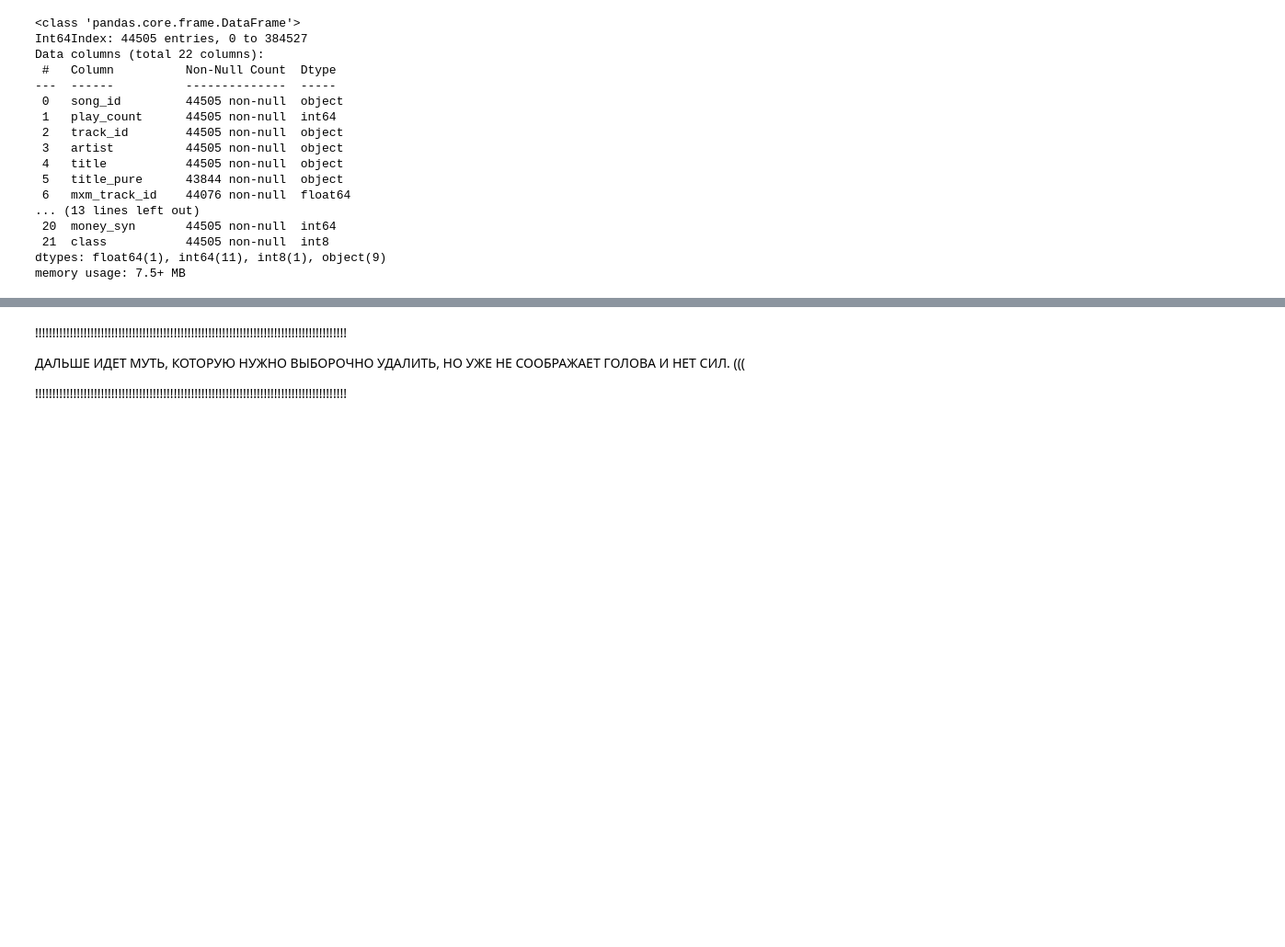
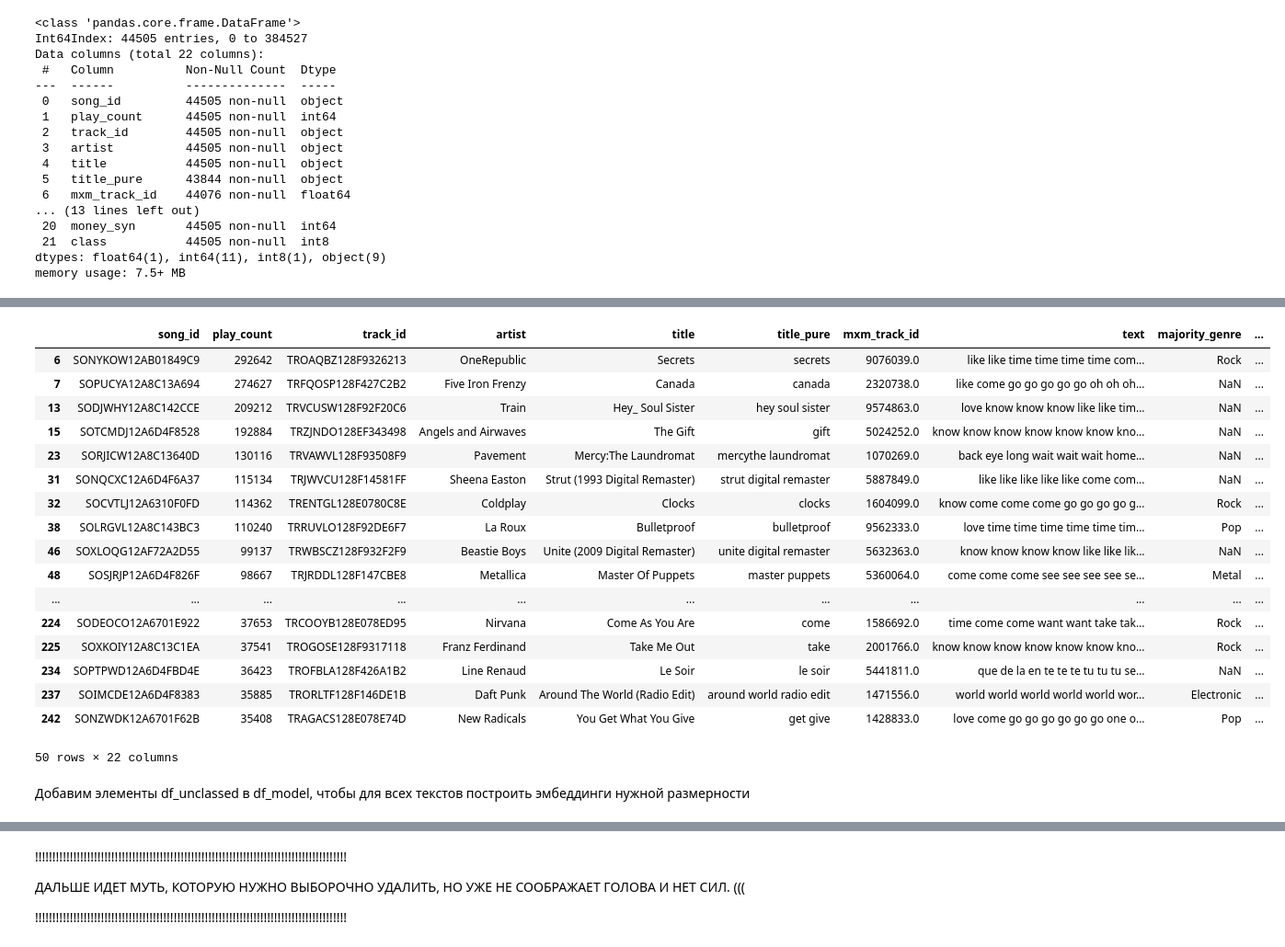
Before and after one commit to dbadeev/my_spotify, a Jupyter notebook: my_spotify.ipynb, the cells around one changed output, grey strips where cells are left out. Shown at 92% size. Saved outputs shown, nothing was run; the diff lists cells and outputs as text; code cells hidden in the pictures; blank space fills up the shorter version.

```diff
--- a/my_spotify.ipynb
+++ b/my_spotify.ipynb
@@ -927,3 +922,5 @@ memory usage: 62.0+ MB
+# %%
+df_collections_class = pd.read_pickle('data/df_collections_class.pkl')
 # %% [markdown]
 Выделяем в df_has_class размеченные песни
 # %%
@@ -974,0 +981,3 @@ memory usage: 4.6+ MB
+# %%
+df_unclassed = df_collections_class.loc[((df_collections_class['class'] == -1) & (df_collections_class['title_and_text'].str.count(' ') > 20))][:50]
+df_unclassed.info()
@@ -974,0 +1002,23 @@ memory usage: 4.6+ MB
+# %%
+df_unclassed.head(50)
+# %% [output]
+|  | song_id | play_count | track_id | artist | title | title_pure | mxm_track_id | text | majority_genre | ... |
+| 6 | SONYKOW12AB01849C9 | 292642 | TROAQBZ128F9326213 | OneRepublic | Secrets | secrets | 9076039.0 | like like time time time time com... | Rock | ... |
+| 7 | SOPUCYA12A8C13A694 | 274627 | TRFQOSP128F427C2B2 | Five Iron Frenzy | Canada | canada | 2320738.0 | like come go go go go go oh oh oh... | NaN | ... |
+| 13 | SODJWHY12A8C142CCE | 209212 | TRVCUSW128F92F20C6 | Train | Hey_ Soul Sister | hey soul sister | 9574863.0 | love know know know like like tim... | NaN | ... |
+| 15 | SOTCMDJ12A6D4F8528 | 192884 | TRZJNDO128EF343498 | Angels and Airwaves | The Gift | gift | 5024252.0 | know know know know know know kno... | NaN | ... |
+| 23 | SORJICW12A8C13640D | 130116 | TRVAWVL128F93508F9 | Pavement | Mercy:The Laundromat | mercythe laundromat | 1070269.0 | back eye long wait wait wait home... | NaN | ... |
+| 31 | SONQCXC12A6D4F6A37 | 115134 | TRJWVCU128F14581FF | Sheena Easton | Strut (1993 Digital Remaster) | strut digital remaster | 5887849.0 | like like like like like come com... | NaN | ... |
+| 32 | SOCVTLJ12A6310F0FD | 114362 | TRENTGL128E0780C8E | Coldplay | Clocks | clocks | 1604099.0 | know come come come go go go go g... | Rock | ... |
+| 38 | SOLRGVL12A8C143BC3 | 110240 | TRRUVLO128F92DE6F7 | La Roux | Bulletproof | bulletproof | 9562333.0 | love time time time time time tim... | Pop | ... |
+| 46 | SOXLOQG12AF72A2D55 | 99137 | TRWBSCZ128F932F2F9 | Beastie Boys | Unite (2009 Digital Remaster) | unite digital remaster | 5632363.0 | know know know know like like lik... | NaN | ... |
+| 48 | SOSJRJP12A6D4F826F | 98667 | TRJRDDL128F147CBE8 | Metallica | Master Of Puppets | master puppets | 5360064.0 | come come come see see see see se... | Metal | ... |
+| ... | ... | ... | ... | ... | ... | ... | ... | ... | ... | ... |
+| 224 | SODEOCO12A6701E922 | 37653 | TRCOOYB128E078ED95 | Nirvana | Come As You Are | come | 1586692.0 | time come come want want take tak... | Rock | ... |
+| 225 | SOXKOIY12A8C13C1EA | 37541 | TROGOSE128F9317118 | Franz Ferdinand | Take Me Out | take | 2001766.0 | know know know know know know kno... | Rock | ... |
+| 234 | SOPTPWD12A6D4FBD4E | 36423 | TROFBLA128F426A1B2 | Line Renaud | Le Soir | le soir | 5441811.0 | que de la en te te te tu tu tu se... | NaN | ... |
+| 237 | SOIMCDE12A6D4F8383 | 35885 | TRORLTF128F146DE1B | Daft Punk | Around The World (Radio Edit) | around world radio edit | 1471556.0 | world world world world world wor... | Electronic | ... |
+| 242 | SONZWDK12A6701F62B | 35408 | TRAGACS128E078E74D | New Radicals | You Get What You Give | get give | 1428833.0 | love come go go go go go go one o... | Pop | ... |
+50 rows × 22 columns
+# %% [markdown]
+Добавим элементы df_unclassed в df_model, чтобы для всех текстов построить эмбеддинги нужной размерности
```
Also changed, not shown: parts of 34 cells of this notebook.
